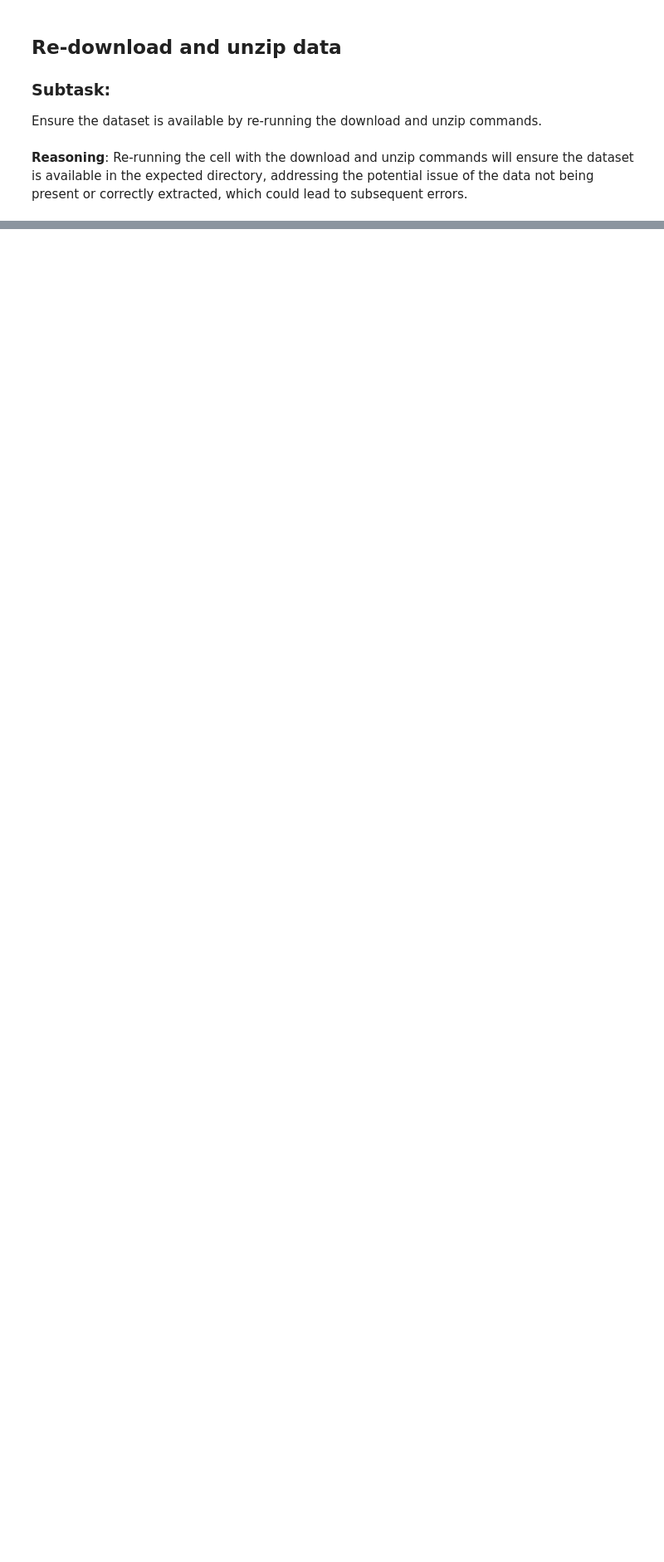
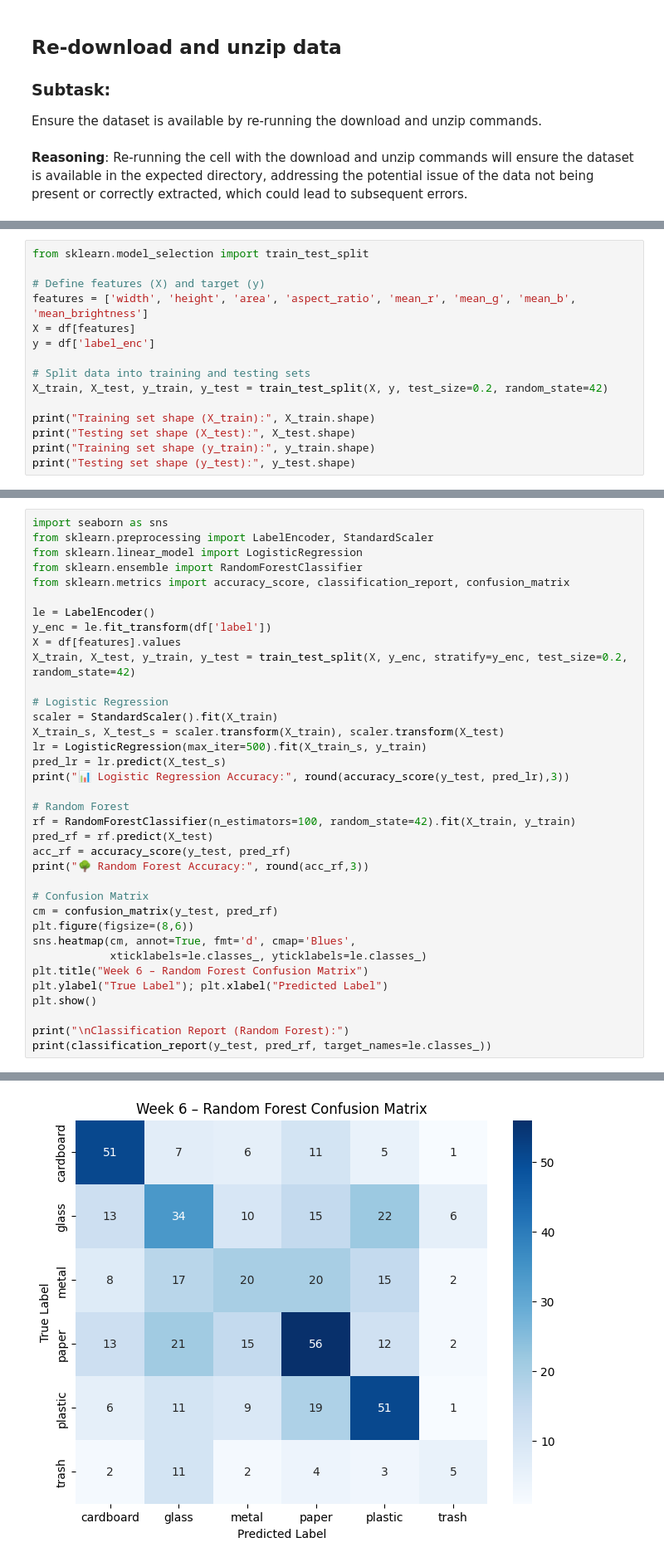
Before and after one commit to Laiba-Yashal/data-science-project-trashnet, a Jupyter notebook: Untitled0.ipynb, the cells around one changed output, grey strips where cells are left out. Shown at 83% size. Drawn from its saved outputs; the diff is of its cells as text; blank space fills up the shorter version.

```diff
--- a/Untitled0.ipynb
+++ b/Untitled0.ipynb
@@ -393,0 +654,15 @@ Using perplexity = 30
+# %%
+from sklearn.model_selection import train_test_split
+
+# Define features (X) and target (y)
+features = ['width', 'height', 'area', 'aspect_ratio', 'mean_r', 'mean_g', 'mean_b', 'mean_brightness']
+X = df[features]
+y = df['label_enc']
+
+# Split data into training and testing sets
+X_train, X_test, y_train, y_test = train_test_split(X, y, test_size=0.2, random_state=42)
+
+print("Training set shape (X_train):", X_train.shape)
+print("Testing set shape (X_test):", X_test.shape)
+print("Training set shape (y_train):", y_train.shape)
+print("Testing set shape (y_test):", y_test.shape)
@@ -393,0 +744,37 @@ Using perplexity = 30
+# %%
+import seaborn as sns
+from sklearn.preprocessing import LabelEncoder, StandardScaler
+from sklearn.linear_model import LogisticRegression
+from sklearn.ensemble import RandomForestClassifier
+from sklearn.metrics import accuracy_score, classification_report, confusion_matrix
+
+le = LabelEncoder()
+y_enc = le.fit_transform(df['label'])
+X = df[features].values
+X_train, X_test, y_train, y_test = train_test_split(X, y_enc, stratify=y_enc, test_size=0.2, random_state=42)
+
+# Logistic Regression
+scaler = StandardScaler().fit(X_train)
+X_train_s, X_test_s = scaler.transform(X_train), scaler.transform(X_test)
+lr = LogisticRegression(max_iter=500).fit(X_train_s, y_train)
+pred_lr = lr.predict(X_test_s)
+print("📊 Logistic Regression Accuracy:", round(accuracy_score(y_test, pred_lr),3))
+
+# Random Forest
+rf = RandomForestClassifier(n_estimators=100, random_state=42).fit(X_train, y_train)
+pred_rf = rf.predict(X_test)
+acc_rf = accuracy_score(y_test, pred_rf)
+print("🌳 Random Forest Accuracy:", round(acc_rf,3))
+
+# Confusion Matrix
+cm = confusion_matrix(y_test, pred_rf)
+plt.figure(figsize=(8,6))
+sns.heatmap(cm, annot=True, fmt='d', cmap='Blues',
+            xticklabels=le.classes_, yticklabels=le.classes_)
+plt.title("Week 6 – Random Forest Confusion Matrix")
+plt.ylabel("True Label"); plt.xlabel("Predicted Label")
+plt.show()
+
+print("\nClassification Report (Random Forest):")
+print(classification_report(y_test, pred_rf, target_names=le.classes_))
+# %% [output]
@@ -393,0 +783 @@ Using perplexity = 30
+[figure, added]
```
Also changed, not shown: parts of 21 cells of this notebook.
